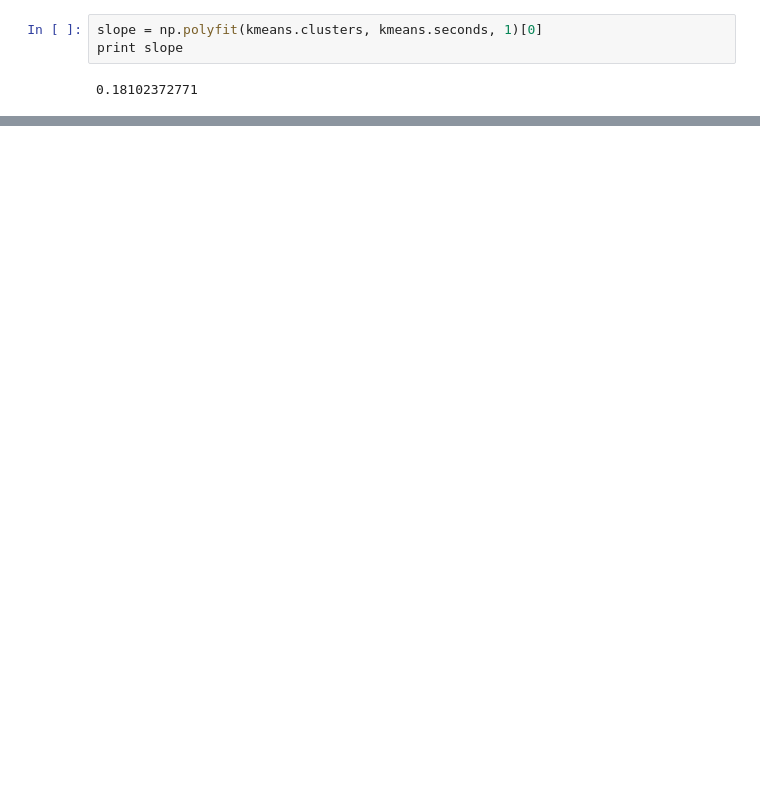
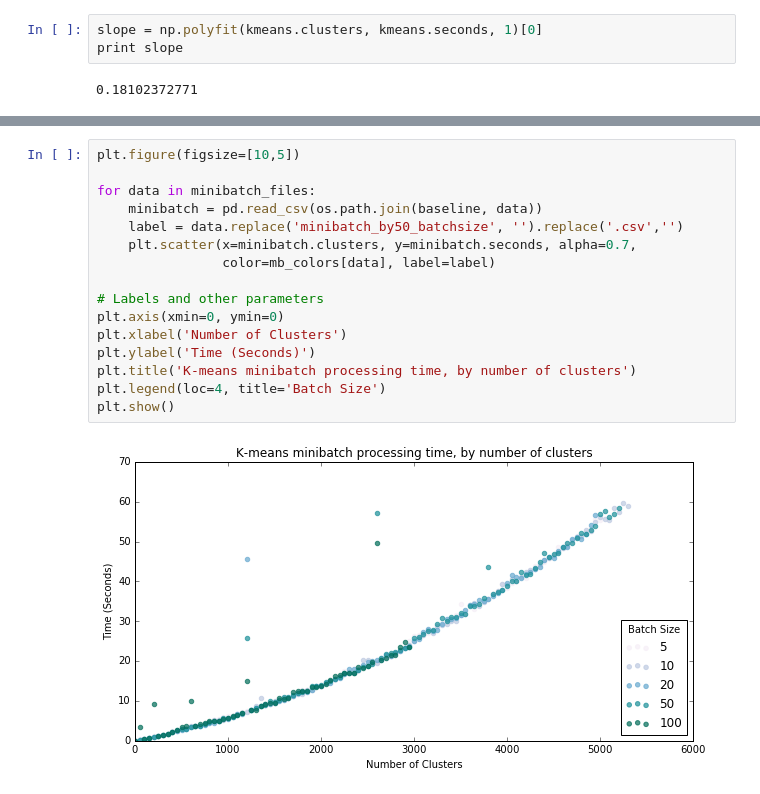
Before and after one commit to pksohn/tweet-clustering, a Jupyter notebook: notebooks/Results.ipynb, the cells around one changed output, grey strips where cells are left out. Saved outputs shown, nothing was run; the diff lists cells and outputs as text; blank space fills up the shorter version.

```diff
--- a/notebooks/Results.ipynb
+++ b/notebooks/Results.ipynb
@@ -51,0 +99,18 @@ print slope
+# %%
+plt.figure(figsize=[10,5])
+
+for data in minibatch_files:
+    minibatch = pd.read_csv(os.path.join(baseline, data))
+    label = data.replace('minibatch_by50_batchsize', '').replace('.csv','')
+    plt.scatter(x=minibatch.clusters, y=minibatch.seconds, alpha=0.7,
+                color=mb_colors[data], label=label)
+
+# Labels and other parameters
+plt.axis(xmin=0, ymin=0)
+plt.xlabel('Number of Clusters')
+plt.ylabel('Time (Seconds)')
+plt.title('K-means minibatch processing time, by number of clusters')
+plt.legend(loc=4, title='Batch Size')
+plt.show()
+# %% [output]
+[figure, added]
```
Also changed, not shown: parts of 11 cells of this notebook, 3 other files.
